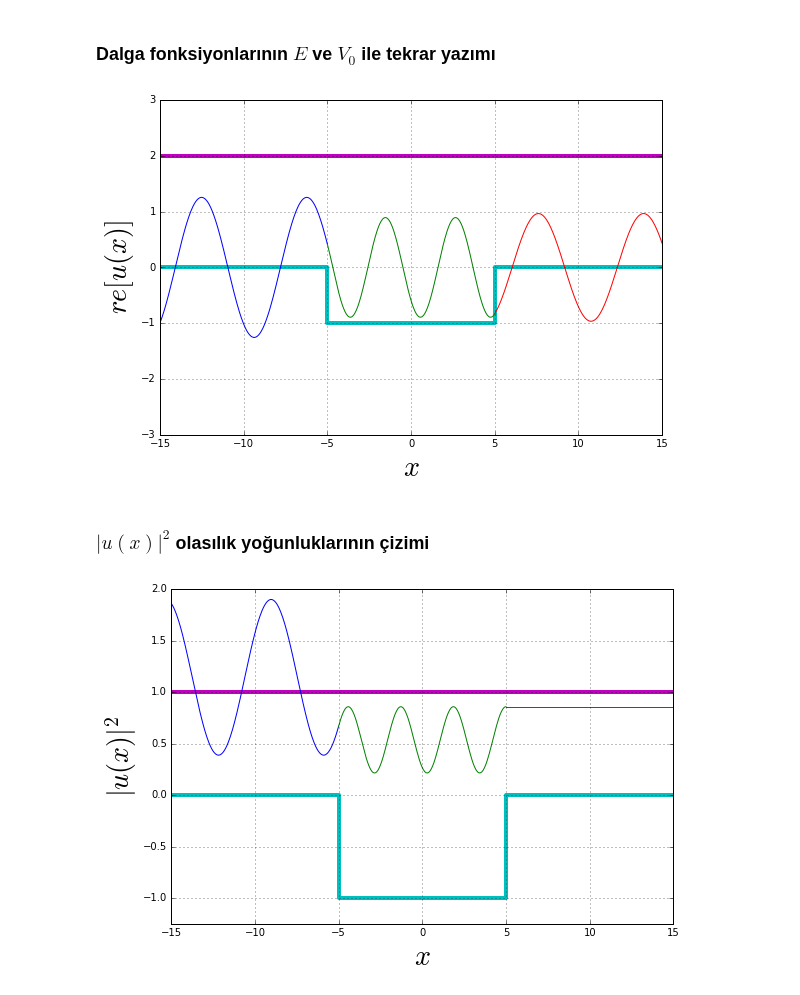
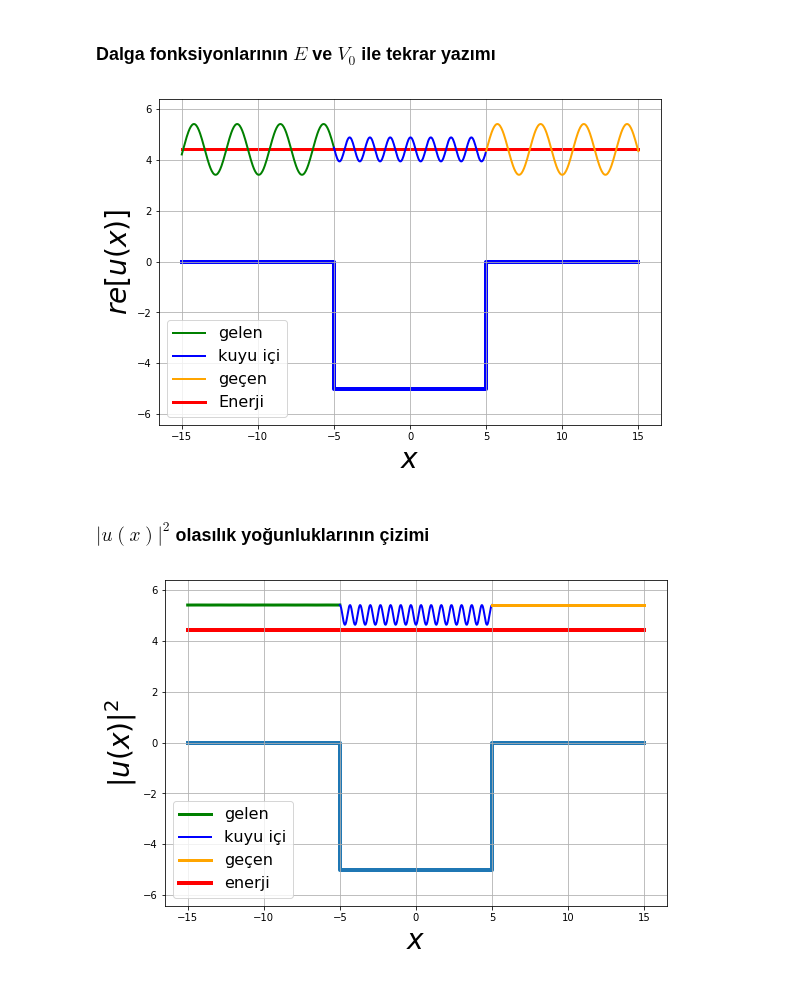
Before and after one commit to mkarakoc/Kuantum_Fizigi, a Jupyter notebook: programlar/SonluKuyuPotansiyeli.ipynb, the cells around one changed output. Cells and saved outputs as stored; diff of their text form; code cells hidden in the pictures.

```diff
--- a/programlar/SonluKuyuPotansiyeli.ipynb
+++ b/programlar/SonluKuyuPotansiyeli.ipynb
@@ -14,7 +14,7 @@ x = symbols('x', real=True)
 hbar, m = symbols('hbar, m', real=True, positive=True)
 En, V_0, k, q = symbols('En, V_0, k, q', real=True, positive=True)
 a = symbols('a', real=True, positive=True)
-A, B, R, T = symbols('A, B, R, T')
+A, B, R, T = symbols('A, B, A_R, A_T')
 
 u = Function('u')
 V = Function('V')
@@ -220,0 +223,13 @@ $$T = \frac{4 k q e^{i a \left(- 2 k + 2 q\right)}}{- k^{2} e^{4 i a q} + k^{2}
+# %%
+jI = hbar*k/m
+jR = hbar*k/m * simplify(solR*conjugate(solR))
+jT = hbar*k/m * simplify(solT*conjugate(solT))
+lprint("j_I =", jI)
+lprint("j_R =", jR)
+lprint("j_T =", jT)
+
+
+R = jR/jI
+T = jT/jI
+mprint(u"\\text{Yansıma katsayısı:} \\quad R = |j_R|/|J_I|")
+mprint(u"\\text{Geçme katsayısı:} \\quad T = |j_T|/|J_I|")
@@ -337,8 +350,8 @@ u3e = u3s.subs(prms)
 # %%
 a0 = 5    # [-a, +a] kuyunun sınırları
 xoo = 15  # x uzayının pratik sonsuzu
-En0 = 2   # parçacığın gelme enerjisi
-V_00 = 1  # kuyunun derinliği
+En0 =  5*0.885  # parçacığın gelme enerjisi
+V_00 = 5  # kuyunun derinliği
 nx = 250 # x uzayının bölünme (dx'lerin) sayısı
 
 prms = {En:En0, V_0:V_00, a:a0, hbar:1, m:1}
@@ -346,79 +359,83 @@ xnp1 = np.linspace(-xoo, -a0, nx)
 xnp2 = np.linspace(-a0, a0, nx)
 xnp3 = np.linspace(a0, xoo, nx)
 
-u1re = re(u1e.subs(prms))
+u1re = u1e.subs(prms)
 u1np = lambdify(x, u1re)
 
-u2re = re(u2e.subs(prms))
+u2re = u2e.subs(prms)
 u2np = lambdify(x, u2re)
 
-u3re = re(u3e.subs(prms))
+u3re = u3e.subs(prms)
 u3np = lambdify(x, u3re)
 
 # çizimin büyüklüğü
 plt.figure(figsize=(9, 6))
 
 # dalga fonksiyonlarını
-plt.plot(xnp1, np.real(u1np(xnp1)))
-plt.plot(xnp2, np.real(u2np(xnp2)))
-plt.plot(xnp3, np.real(u3np(xnp3)))
+plt.plot(xnp1, En0 + np.real(u1np(xnp1)), lw=2, color="green", label="gelen")
+plt.plot(xnp2, En0 + np.real(u2np(xnp2)), lw=2, color="blue", label=u"kuyu içi")
+plt.plot(xnp3, En0 + np.real(u3np(xnp3)), lw=2, color="orange", label=u"geçen")
 
 # kuyu
-plt.plot([-xoo, -a0, -a0, a0, a0, xoo], [0, 0, -V_00, -V_00, 0, 0], lw=4, zorder=-999)
+plt.plot([-xoo, -a0, -a0, a0, a0, xoo], [0, 0, -V_00, -V_00, 0, 0], lw=4, zorder=-999, color="blue")
 
 # enerji
-plt.plot([-xoo, xoo], [En0, En0], lw=4, zorder=-999)
+plt.plot([-xoo, xoo], [En0, En0], lw=3, zorder=-999, color="red", label='Enerji')
 
 
 plt.xlabel("$x$", fontsize=28)
 plt.ylabel("$re[u(x)]$", fontsize=28)
-plt.ylim(-En0-V_00, En0+V_00)
+plt.ylim(-En0-V_00/2, En0+V_00/2)
+plt.legend(loc="best", fontsize=16)
 plt.grid()
 plt.show()
 # %% [output]
-[figure, old version]
+[figure, new version]
 # %% [markdown]
 ### $|u(x)|^2$ olasılık yoğunluklarının çizimi
 # %%
 a0 = 5    # [-a, +a] kuyunun sınırları
 xoo = 15  # x uzayının pratik sonsuzu
-En0 = 1   # parçacığın gelme enerjisi
-V_00 = 1  # kuyunun derinliği
+En0 = 5*0.885   # parçacığın gelme enerjisi
+V_00 = 5  # kuyunun derinliği
 nx = 250 # x uzayının bölünme (dx'lerin) sayısı
 
 prms = {En:En0, V_0:V_00, a:a0, hbar:1, m:1}
 xnp1 = np.linspace(-xoo, -a0, nx)
 xnp2 = np.linspace(-a0, a0, nx)
 xnp3 = np.linspace(a0, xoo, nx)
 
-u1re = re(u1e.subs(prms))**2 + im(u1e.subs(prms))**2
+u1re = u1e.subs(prms) * conjugate(u1e.subs(prms))
 u1np = lambdify(x, u1re)
 
-u2re = re(u2e.subs(prms))**2 + im(u2e.subs(prms))**2
+u2re = u2e.subs(prms) * conjugate(u2e.subs(prms))
 u2np = lambdify(x, u2re)
 
-u3re = re(u3e.subs(prms))**2 + im(u3e.subs(prms))**2
+u3re = u3e.subs(prms) * conjugate(u3e.subs(prms))
 u3np = lambdify(x, u3re)
 
 # çizimin büyüklüğü
 plt.figure(figsize=(9, 6))
 
 # dalga fonksiyonlarını
-plt.plot(xnp1, np.real(u1np(xnp1)))
-plt.plot(xnp2, np.real(u2np(xnp2)))
-plt.plot(xnp3, np.real(u3np(xnp3)))
+#plt.plot(xnp1, np.real(u1np(xnp1)))
+#plt.plot(xnp2, np.real(u2np(xnp2)))
+plt.plot(xnp1, En0 + np.real(u1np(xnp1)), lw=3, color="green", label="gelen")
+plt.plot(xnp2, En0 + np.real(u2np(xnp2)), lw=2, color="blue", label=u"kuyu içi")
+plt.plot(xnp3, [En0 + np.real(u3np(xnp3))]*len(xnp3), lw=3, color="orange", label=u"geçen")
 
 # kuyu
 plt.plot([-xoo, -a0, -a0, a0, a0, xoo], [0, 0, -V_00, -V_00, 0, 0], lw=4, zorder=-999)
 
 # enerji
-plt.plot([-xoo, xoo], [En0, En0], lw=4, zorder=-999)
+plt.plot([-xoo, xoo], [En0, En0], lw=4, zorder=-999, color="red", label="enerji")
 
 
 plt.xlabel("$x$", fontsize=28)
 plt.ylabel("$|u(x)|^2$", fontsize=28)
-plt.ylim(-V_00*1.25, En0+V_00)
+plt.ylim(-En0-V_00/2, En0+V_00/2)
+plt.legend(loc="best", fontsize=16)
 plt.grid()
 plt.show()
 # %% [output]
-[figure, old version]
+[figure, new version]
```
Also changed, not shown: parts of 30 cells of this notebook, 2 other files.
